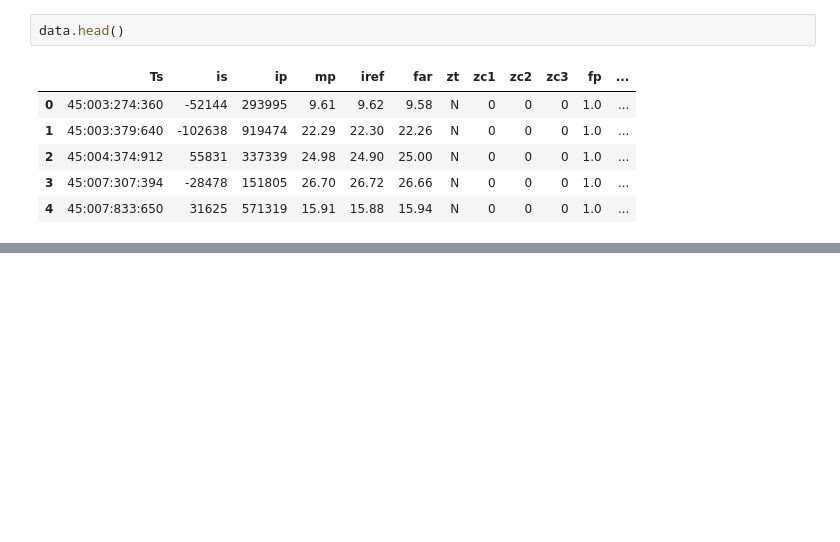
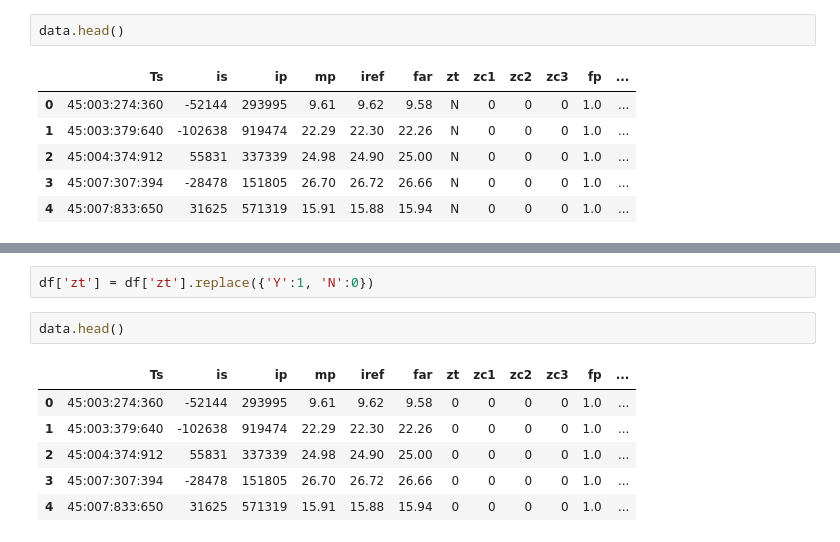
Before and after one commit to AyorindeTayo/freelancework-, a Jupyter notebook: Untitled46.ipynb, the cells around one changed output, grey strips where cells are left out. Cells and saved outputs as stored; diff of their text form; blank space fills up the shorter version.

```diff
--- a/Untitled46.ipynb
+++ b/Untitled46.ipynb
@@ -66,3 +66,14 @@ files.download('data.csv')
 # %% [output]
 [interactive output not drawn]
 [interactive output not drawn]
+# %%
+df['zt'] = df['zt'].replace({'Y':1, 'N':0})
+# %%
+data.head()
+# %% [output]
+|  | Ts | is | ip | mp | iref | far | zt | zc1 | zc2 | zc3 | fp | ... |
+| 0 | 45:003:274:360 | -52144 | 293995 | 9.61 | 9.62 | 9.58 | 0 | 0 | 0 | 0 | 1.0 | ... |
+| 1 | 45:003:379:640 | -102638 | 919474 | 22.29 | 22.30 | 22.26 | 0 | 0 | 0 | 0 | 1.0 | ... |
+| 2 | 45:004:374:912 | 55831 | 337339 | 24.98 | 24.90 | 25.00 | 0 | 0 | 0 | 0 | 1.0 | ... |
+| 3 | 45:007:307:394 | -28478 | 151805 | 26.70 | 26.72 | 26.66 | 0 | 0 | 0 | 0 | 1.0 | ... |
+| 4 | 45:007:833:650 | 31625 | 571319 | 15.91 | 15.88 | 15.94 | 0 | 0 | 0 | 0 | 1.0 | ... |
```
